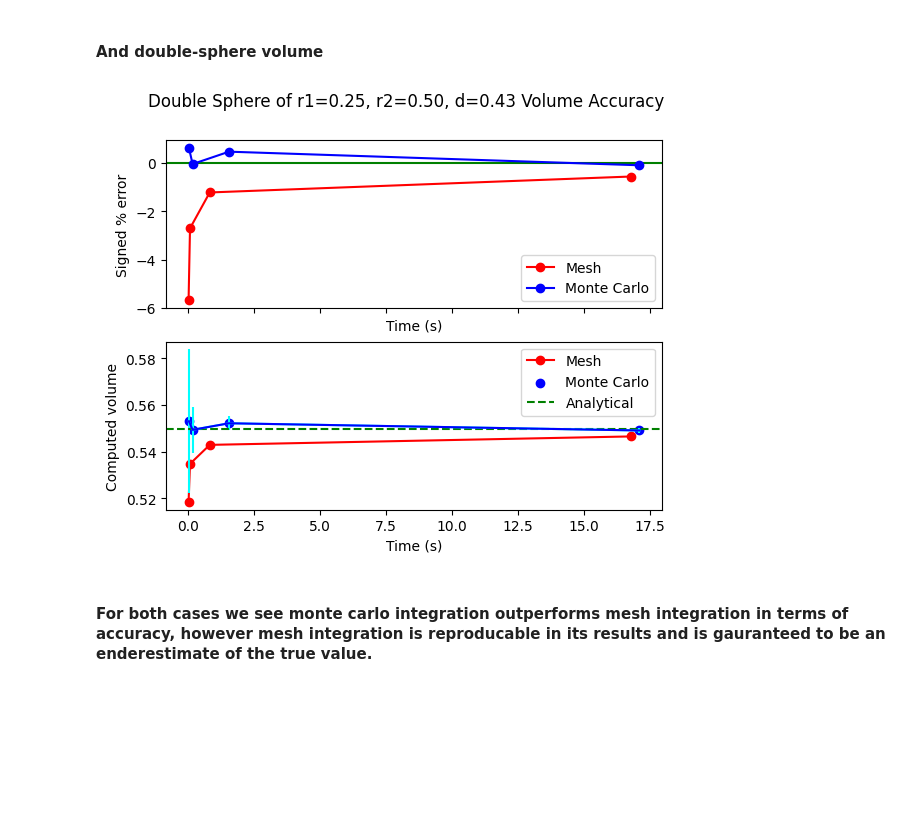
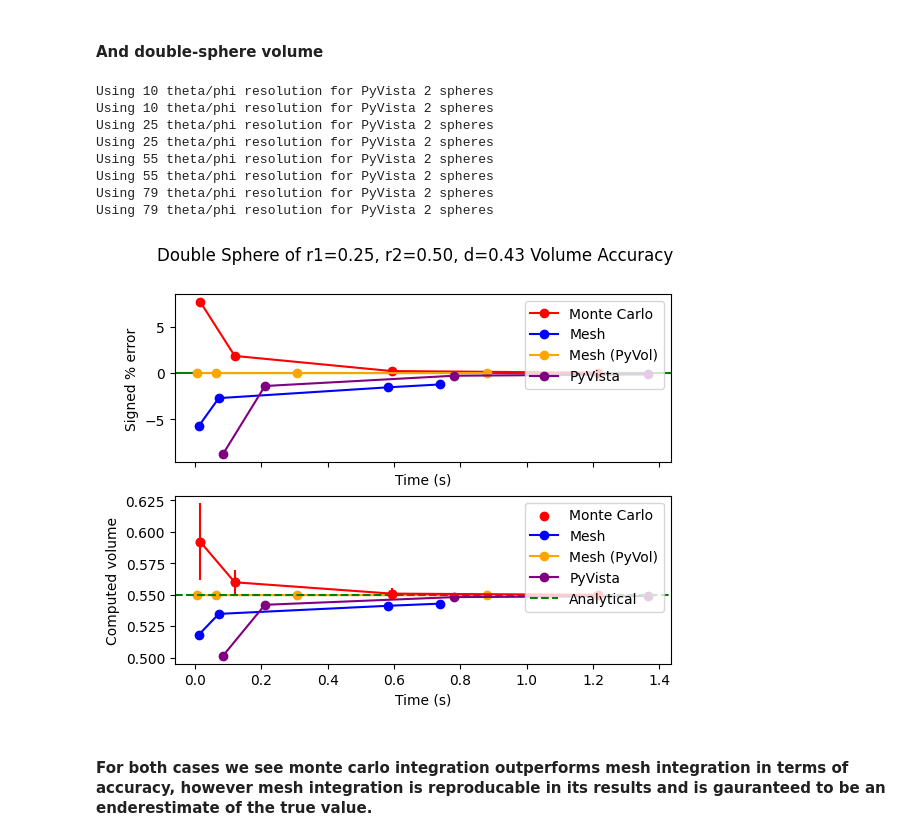
Before and after one commit to benrich37/JDFTxFreeNrg, a Jupyter notebook: testing/view.ipynb, the cells around one changed output. Saved outputs shown, nothing was run; the diff lists cells and outputs as text; code cells hidden in the pictures; blank space fills up the shorter version.

```diff
--- a/testing/view.ipynb
+++ b/testing/view.ipynb
@@ -17,7 +17,7 @@ from JDFTxFreeNrg.testing import test_double_sphere_volume, test_single_sphere_v
 r = 0.5
 center = np.zeros(3)
 mesh_sample_scale = 150 # Since the mesh grid is vectorized, it takes about 150x less time per sample on my machine
-nsampless = [1e3, 1e4, 1e5, 3e5]
+nsampless = [1e3, 1e4, 1e5, 2e5]
 
-test_single_sphere_volume(r=r, center=center, mesh_sample_scale=mesh_sample_scale, nsampless=nsampless)
+test_single_sphere_volume(r=r, center=center, mesh_sample_scale=mesh_sample_scale, nsampless=nsampless, pyvol_sample_scale=4000.)
 # %% [output]
@@ -27,11 +35,19 @@ test_single_sphere_volume(r=r, center=center, mesh_sample_scale=mesh_sample_scal
 # %%
 # For this notebook I'm explicitly providing the radii and sphere centers for reproducability.
 # Change r/rs/center/centers to None for random generation
 rs = [0.25, 0.5]
 centers = [np.zeros(3), np.ones(3)*0.25]
 
-test_double_sphere_volume(rs=rs, centers=centers, mesh_sample_scale=mesh_sample_scale, nsampless=nsampless)
+test_double_sphere_volume(rs=rs, centers=centers, mesh_sample_scale=mesh_sample_scale, nsampless=nsampless, pyvol_sample_scale=4000.)
 # %% [output]
+Using 10 theta/phi resolution for PyVista 2 spheres
+Using 10 theta/phi resolution for PyVista 2 spheres
+Using 25 theta/phi resolution for PyVista 2 spheres
+Using 25 theta/phi resolution for PyVista 2 spheres
+Using 55 theta/phi resolution for PyVista 2 spheres
+Using 55 theta/phi resolution for PyVista 2 spheres
+Using 79 theta/phi resolution for PyVista 2 spheres
+Using 79 theta/phi resolution for PyVista 2 spheres
-[figure, old version]
+[figure, new version]
 # %% [markdown]
 #### For both cases we see monte carlo integration outperforms mesh integration in terms of accuracy, however mesh integration is reproducable in its results and is gauranteed to be an enderestimate of the true value.
```
Also changed, not shown: parts of 1 cell of this notebook, 13 other files.
